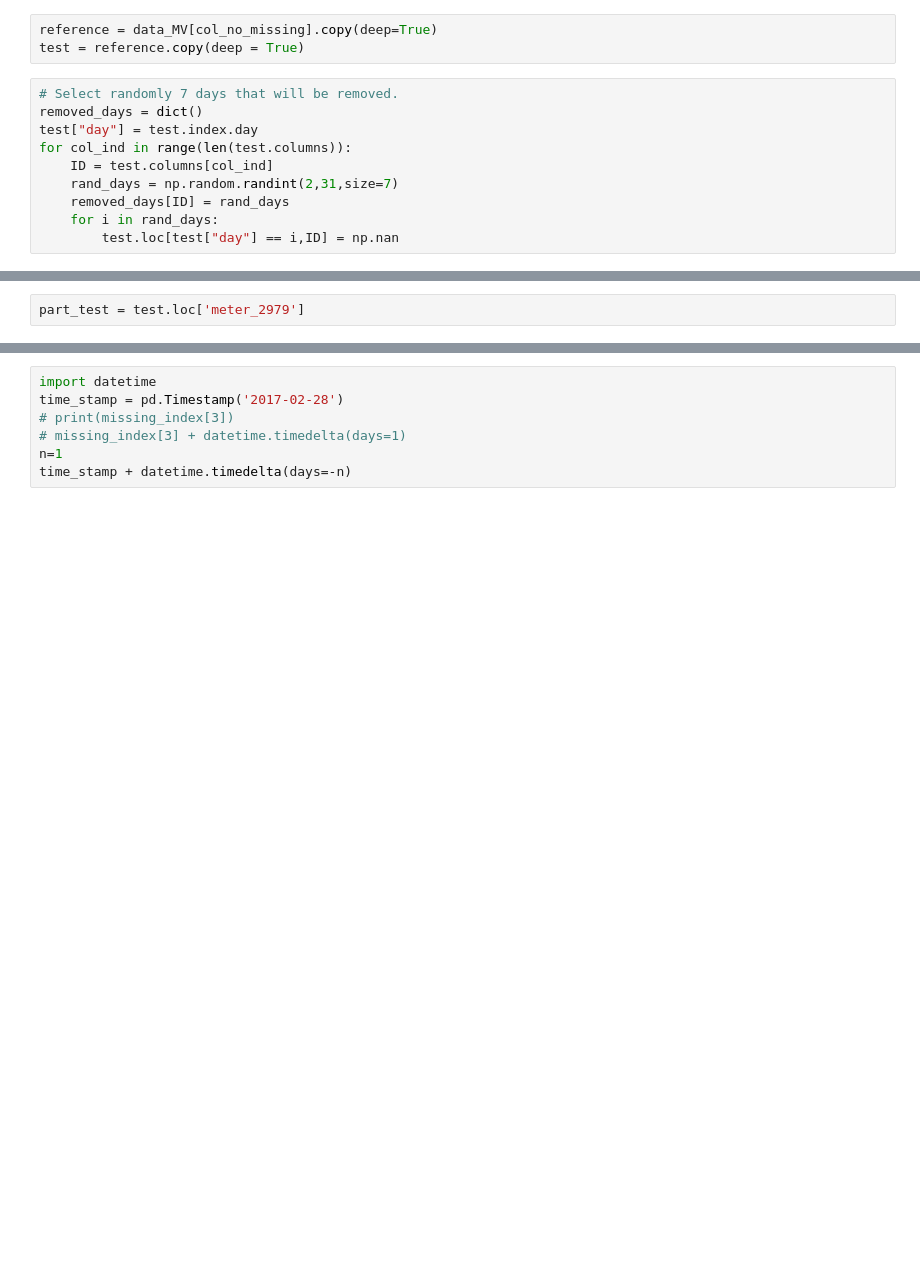
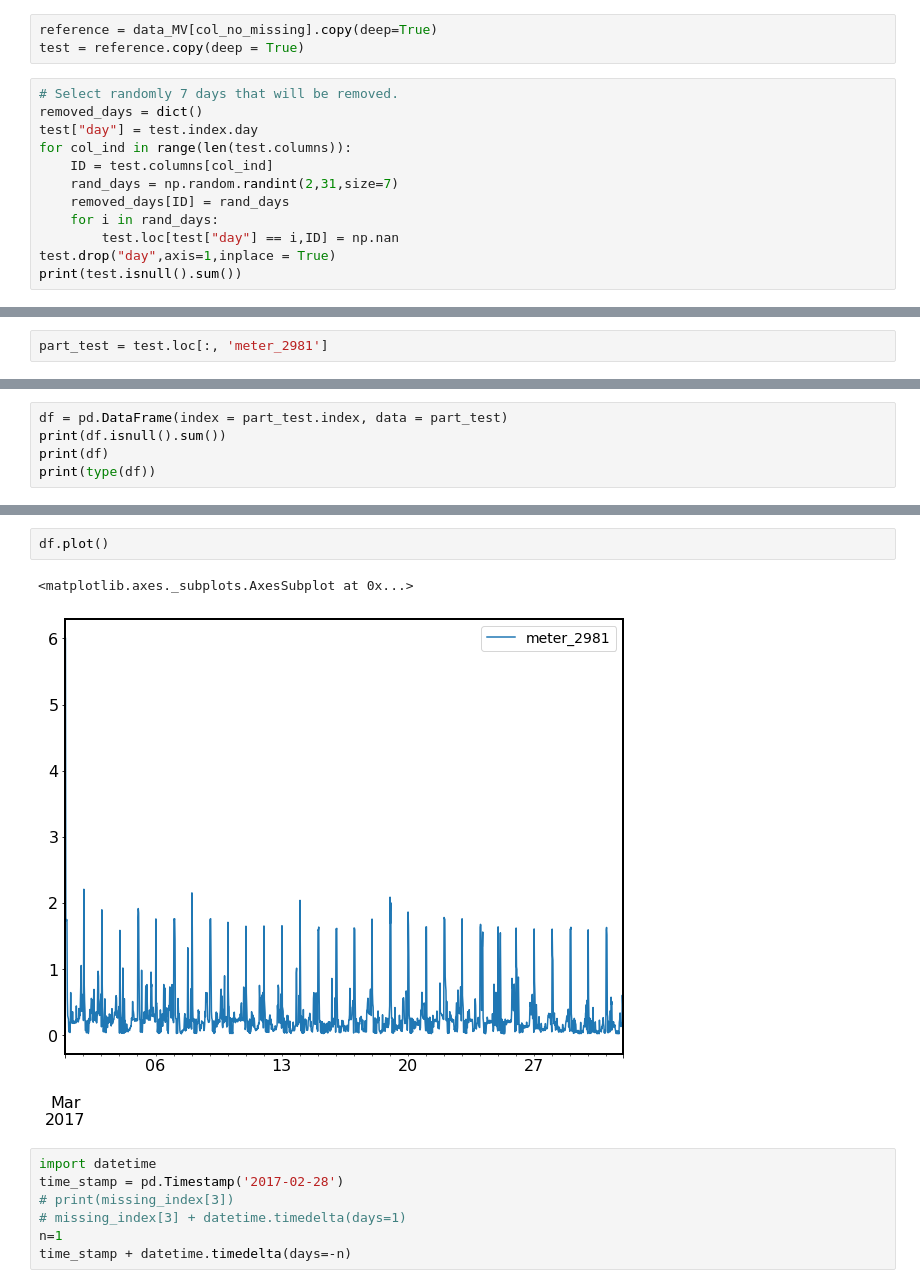
Before and after one commit to StijnStaring/TS_code, a Jupyter notebook: Load Analysis/Load_analysis2.ipynb, the cells around one changed output, grey strips where cells are left out. Drawn from its saved outputs; the diff is of its cells as text; blank space fills up the shorter version.

```diff
--- a/Load Analysis/Load_analysis2.ipynb
+++ b/Load Analysis/Load_analysis2.ipynb
@@ -160,3 +160,5 @@ for col_ind in range(len(test.columns)):
     removed_days[ID] = rand_days
     for i in rand_days:
         test.loc[test["day"] == i,ID] = np.nan
+test.drop("day",axis=1,inplace = True)
+print(test.isnull().sum())
@@ -167,2 +178,2 @@ nan
 # %%
-part_test = test.loc['meter_2979']
+part_test = test.loc[:, 'meter_2981']
@@ -170,0 +180,5 @@ KeyError: 'meter_2979'
+# %%
+df = pd.DataFrame(index = part_test.index, data = part_test)
+print(df.isnull().sum())
+print(df)
+print(type(df))
@@ -199,3 +282,8 @@ for col_ID in test.columns:
+# %%
+df.plot()
+# %% [output]
+<matplotlib.axes._subplots.AxesSubplot at 0x...>
+[figure, added]
 # %%
 import datetime
 time_stamp = pd.Timestamp('2017-02-28')
```
Also changed, not shown: parts of 7 cells of this notebook.
